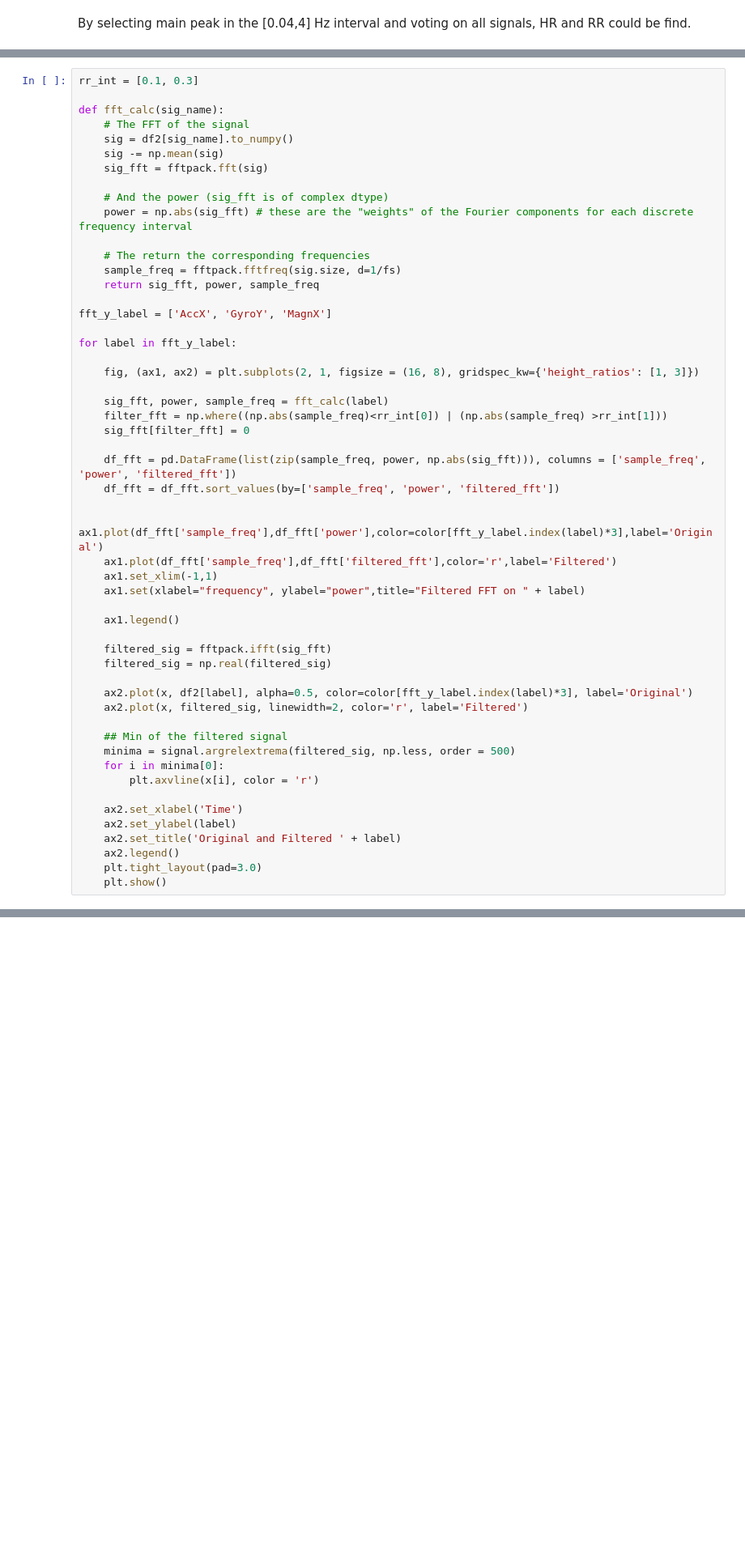
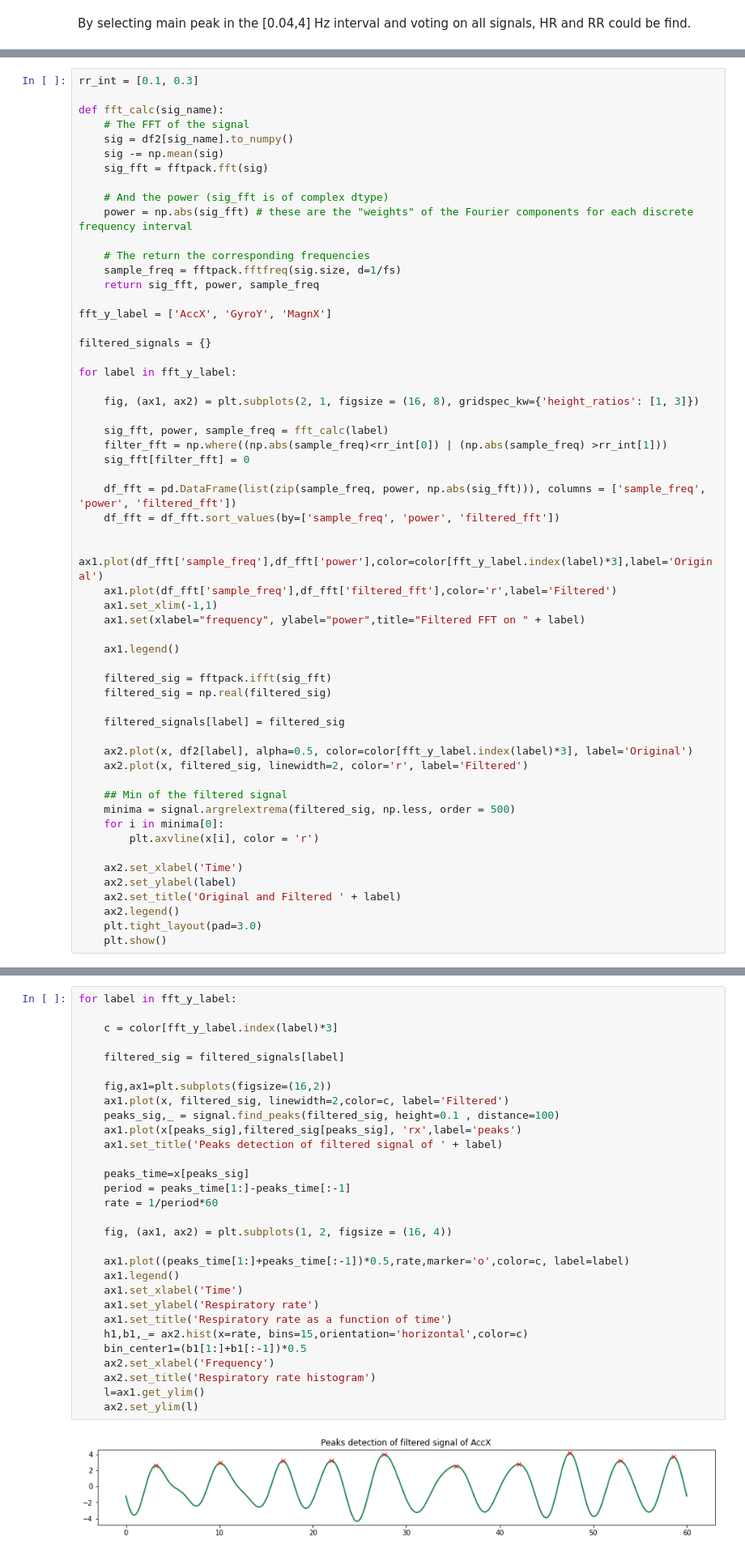
Before and after one commit to Mohsen-Kordi/ProjectRESP, a Jupyter notebook: Project.ipynb, the cells around one changed output, grey strips where cells are left out. Shown at 81% size. Saved outputs shown, nothing was run; the diff lists cells and outputs as text; blank space fills up the shorter version.

```diff
--- a/Project.ipynb
+++ b/Project.ipynb
@@ -387,6 +387,8 @@ def fft_calc(sig_name):
     return sig_fft, power, sample_freq
 
 fft_y_label = ['AccX', 'GyroY', 'MagnX']
+
+filtered_signals = {}
 
 for label in fft_y_label:
 
@@ -409,6 +411,8 @@ for label in fft_y_label:
     filtered_sig = fftpack.ifft(sig_fft)
     filtered_sig = np.real(filtered_sig)
 
+    filtered_signals[label] = filtered_sig
+
     ax2.plot(x, df2[label], alpha=0.5, color=color[fft_y_label.index(label)*3], label='Original')
     ax2.plot(x, filtered_sig, linewidth=2, color='r', label='Filtered')
 
@@ -429,0 +437,32 @@ for label in fft_y_label:
+# %%
+for label in fft_y_label:
+
+    c = color[fft_y_label.index(label)*3]
+
+    filtered_sig = filtered_signals[label]
+
+    fig,ax1=plt.subplots(figsize=(16,2))
+    ax1.plot(x, filtered_sig, linewidth=2,color=c, label='Filtered')
+    peaks_sig,_ = signal.find_peaks(filtered_sig, height=0.1 , distance=100)
+    ax1.plot(x[peaks_sig],filtered_sig[peaks_sig], 'rx',label='peaks')
+    ax1.set_title('Peaks detection of filtered signal of ' + label)
+
+    peaks_time=x[peaks_sig]
+    period = peaks_time[1:]-peaks_time[:-1]
+    rate = 1/period*60
+
+    fig, (ax1, ax2) = plt.subplots(1, 2, figsize = (16, 4))
+
+    ax1.plot((peaks_time[1:]+peaks_time[:-1])*0.5,rate,marker='o',color=c, label=label)
+    ax1.legend()
+    ax1.set_xlabel('Time')
+    ax1.set_ylabel('Respiratory rate')
+    ax1.set_title('Respiratory rate as a function of time')
+    h1,b1,_= ax2.hist(x=rate, bins=15,orientation='horizontal',color=c)
+    bin_center1=(b1[1:]+b1[:-1])*0.5
+    ax2.set_xlabel('Frequency')
+    ax2.set_title('Respiratory rate histogram')
+    l=ax1.get_ylim()
+    ax2.set_ylim(l)
+# %% [output]
+[figure, added]
```
Also changed, not shown: parts of 10 cells of this notebook.
